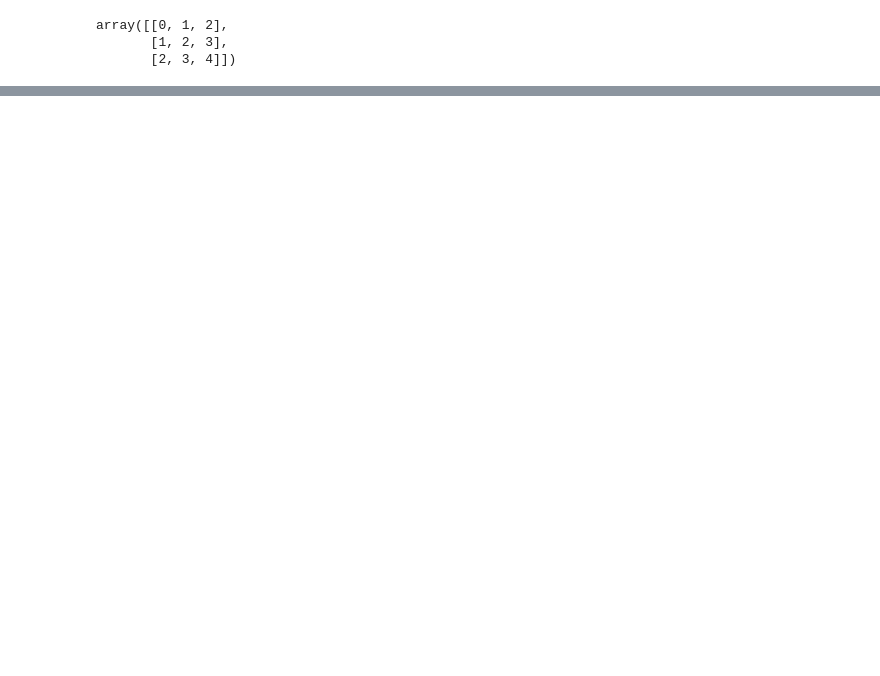
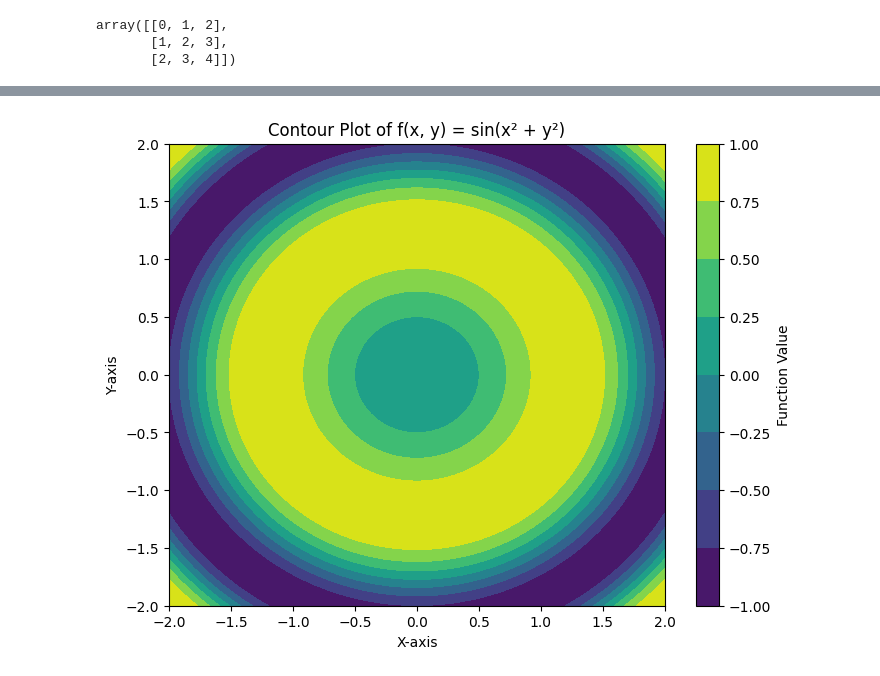
Before and after one commit to vedantxn/Data-Science, a Jupyter notebook: NumPy/broadcasting.ipynb, the cells around one changed output, grey strips where cells are left out. Drawn from its saved outputs; the diff is of its cells as text; code cells hidden in the pictures; blank space fills up the shorter version.

```diff
--- a/NumPy/broadcasting.ipynb
+++ b/NumPy/broadcasting.ipynb
@@ -95,0 +101,23 @@ plt.colorbar();
+# %%
+import matplotlib.pyplot as plt
+
+# Define x and y ranges
+x = np.linspace(-2, 2, 100)  # 100 points from -2 to 2
+y = np.linspace(-2, 2, 100)  # 100 points from -2 to 2
+
+# Create a 2D grid using broadcasting
+X, Y = np.meshgrid(x, y)
+
+# Compute function values
+Z = np.sin(X**2 + Y**2)  # Broadcasting applies automatically
+
+# Plot the function
+plt.figure(figsize=(8,6))
+plt.contourf(X, Y, Z, cmap='viridis')  # Filled contour plot
+plt.colorbar(label="Function Value")
+plt.xlabel("X-axis")
+plt.ylabel("Y-axis")
+plt.title("Contour Plot of f(x, y) = sin(x² + y²)")
+plt.show()
+# %% [output]
+[figure, added]
```
Also changed, not shown: parts of 17 cells of this notebook, 1 other file.
